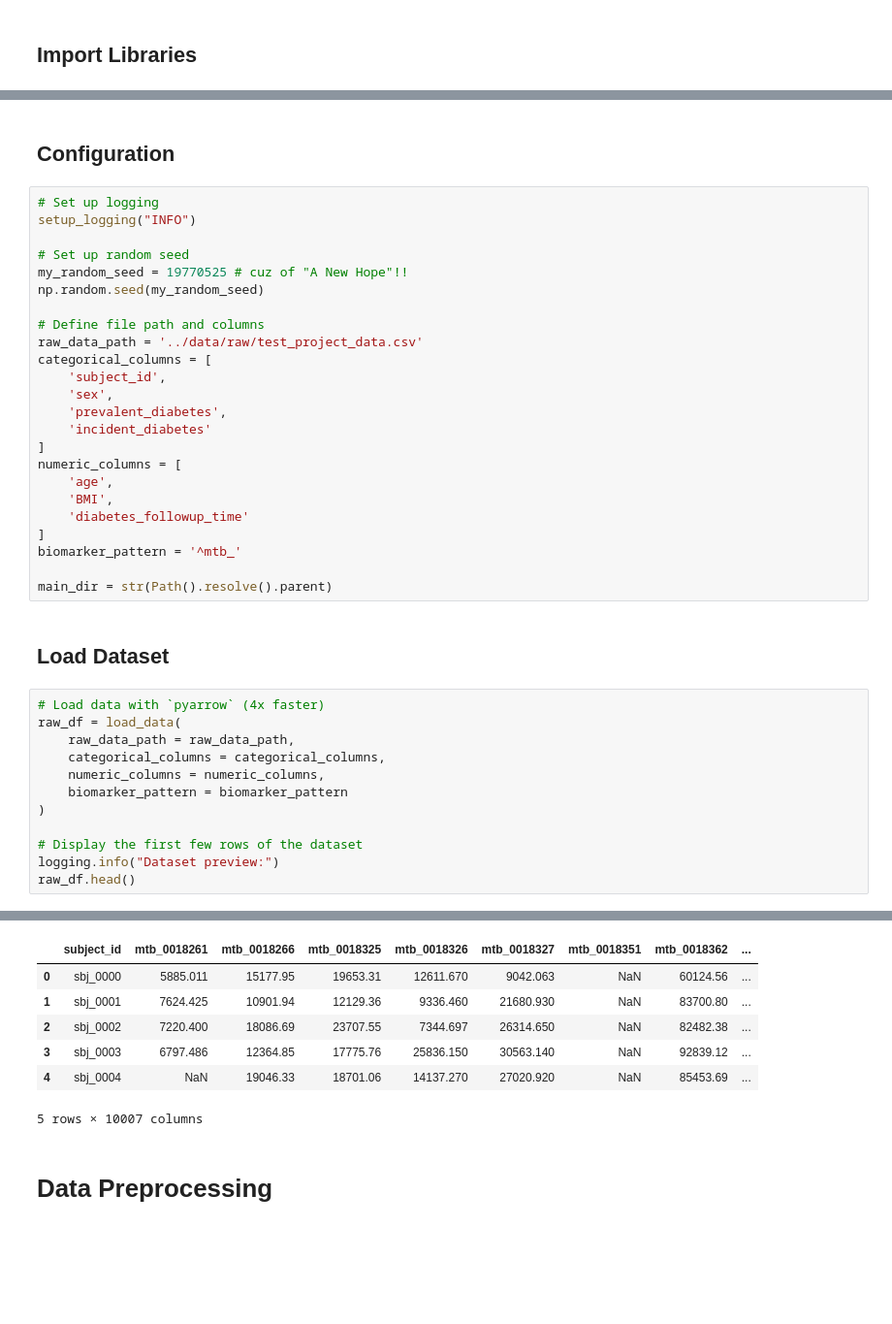
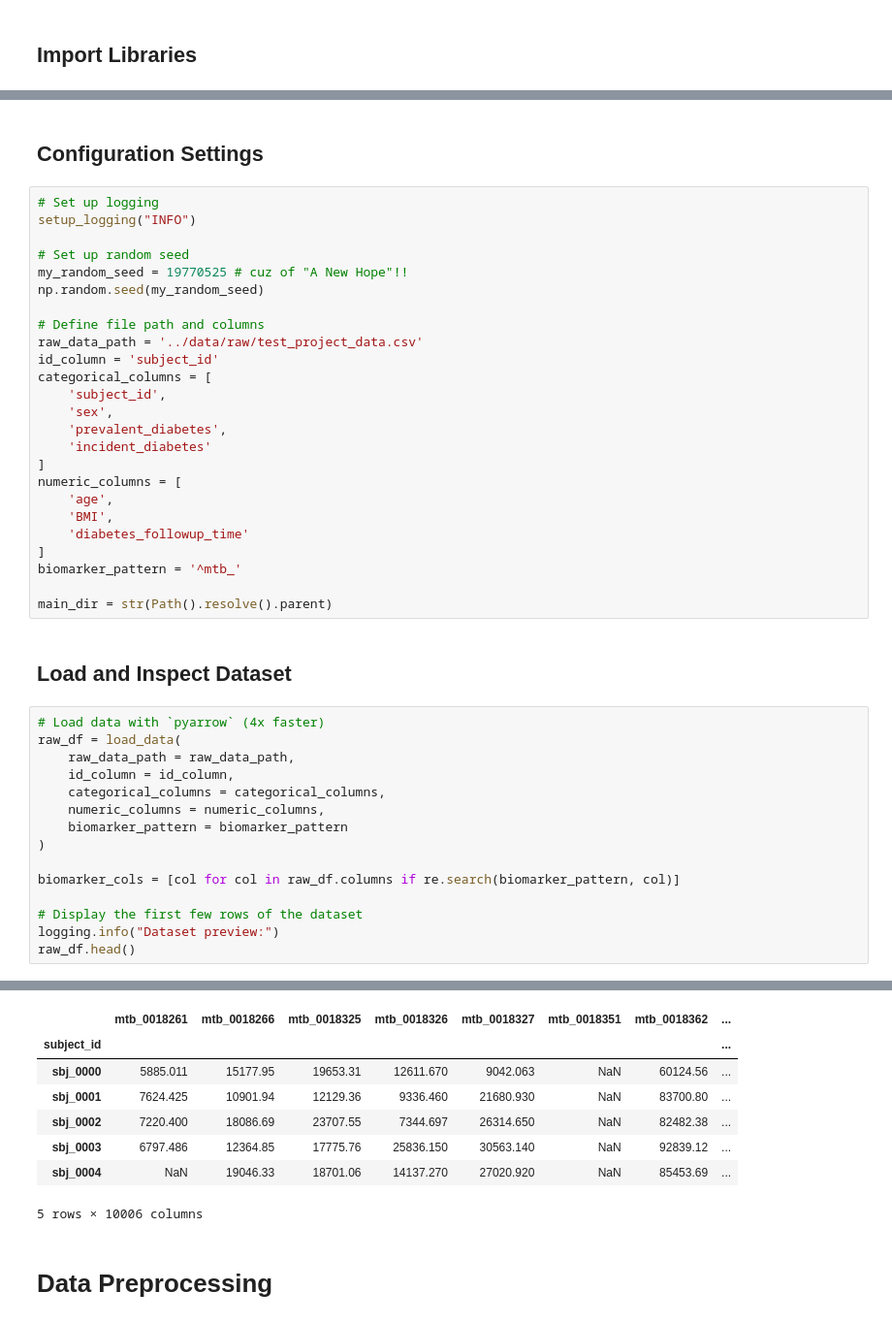
Before and after one commit to ShaunFChen/diabetes_biomarker_project, a Jupyter notebook: notebooks/diabetes_biomarker_analysis.ipynb, the cells around one changed output, grey strips where cells are left out. Shown at 97% size. Drawn from its saved outputs; the diff is of its cells as text; blank space fills up the shorter version.

```diff
--- a/notebooks/diabetes_biomarker_analysis.ipynb
+++ b/notebooks/diabetes_biomarker_analysis.ipynb
@@ -70,5 +83,5 @@ from src.analysis_utils import run_logistic_regression_on_biomarkers, adjust_p_v
 # %% [markdown]
-## Configuration
+## Configuration Settings
 # %%
 # Set up logging
 setup_logging("INFO")
@@ -79,6 +92,7 @@ np.random.seed(my_random_seed)
 
 # Define file path and columns
 raw_data_path = '../data/raw/test_project_data.csv'
+id_column = 'subject_id'
 categorical_columns = [
     'subject_id',
     'sex',
@@ -94,16 +108,19 @@ biomarker_pattern = '^mtb_'
 
 main_dir = str(Path().resolve().parent)
 # %% [markdown]
-## Load Dataset
+## Load and Inspect Dataset
 # %%
 # Load data with `pyarrow` (4x faster)
 raw_df = load_data(
     raw_data_path = raw_data_path,
+    id_column = id_column,
     categorical_columns = categorical_columns,
     numeric_columns = numeric_columns,
     biomarker_pattern = biomarker_pattern
 )
 
+biomarker_cols = [col for col in raw_df.columns if re.search(biomarker_pattern, col)]
+
 # Display the first few rows of the dataset
 logging.info("Dataset preview:")
 raw_df.head()
@@ -113,10 +130,11 @@ raw_df.head()
-|  | subject_id | mtb_0018261 | mtb_0018266 | mtb_0018325 | mtb_0018326 | mtb_0018327 | mtb_0018351 | mtb_0018362 | ... |
-| 0 | sbj_0000 | 5885.011 | 15177.95 | 19653.31 | 12611.670 | 9042.063 | NaN | 60124.56 | ... |
-| 1 | sbj_0001 | 7624.425 | 10901.94 | 12129.36 | 9336.460 | 21680.930 | NaN | 83700.80 | ... |
-| 2 | sbj_0002 | 7220.400 | 18086.69 | 23707.55 | 7344.697 | 26314.650 | NaN | 82482.38 | ... |
-| 3 | sbj_0003 | 6797.486 | 12364.85 | 17775.76 | 25836.150 | 30563.140 | NaN | 92839.12 | ... |
-| 4 | sbj_0004 | NaN | 19046.33 | 18701.06 | 14137.270 | 27020.920 | NaN | 85453.69 | ... |
+|  | mtb_0018261 | mtb_0018266 | mtb_0018325 | mtb_0018326 | mtb_0018327 | mtb_0018351 | mtb_0018362 | ... |
+| subject_id |  |  |  |  |  |  |  | ... |
+| sbj_0000 | 5885.011 | 15177.95 | 19653.31 | 12611.670 | 9042.063 | NaN | 60124.56 | ... |
+| sbj_0001 | 7624.425 | 10901.94 | 12129.36 | 9336.460 | 21680.930 | NaN | 83700.80 | ... |
+| sbj_0002 | 7220.400 | 18086.69 | 23707.55 | 7344.697 | 26314.650 | NaN | 82482.38 | ... |
+| sbj_0003 | 6797.486 | 12364.85 | 17775.76 | 25836.150 | 30563.140 | NaN | 92839.12 | ... |
+| sbj_0004 | NaN | 19046.33 | 18701.06 | 14137.270 | 27020.920 | NaN | 85453.69 | ... |
-5 rows × 10007 columns
+5 rows × 10006 columns
 # %% [markdown]
 # Data Preprocessing
 # %% [markdown]
```
Also changed, not shown: parts of 123 cells of this notebook, 13 other files.
